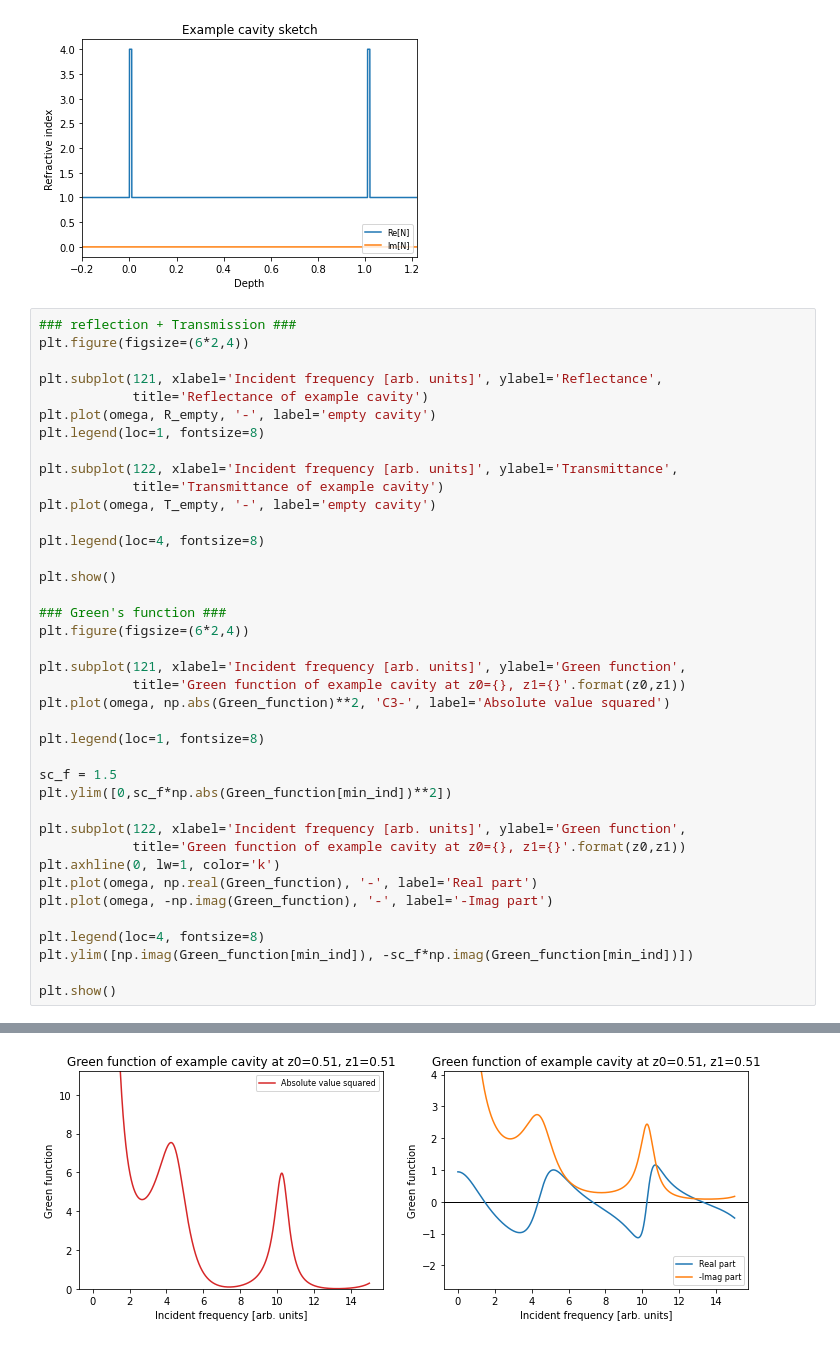
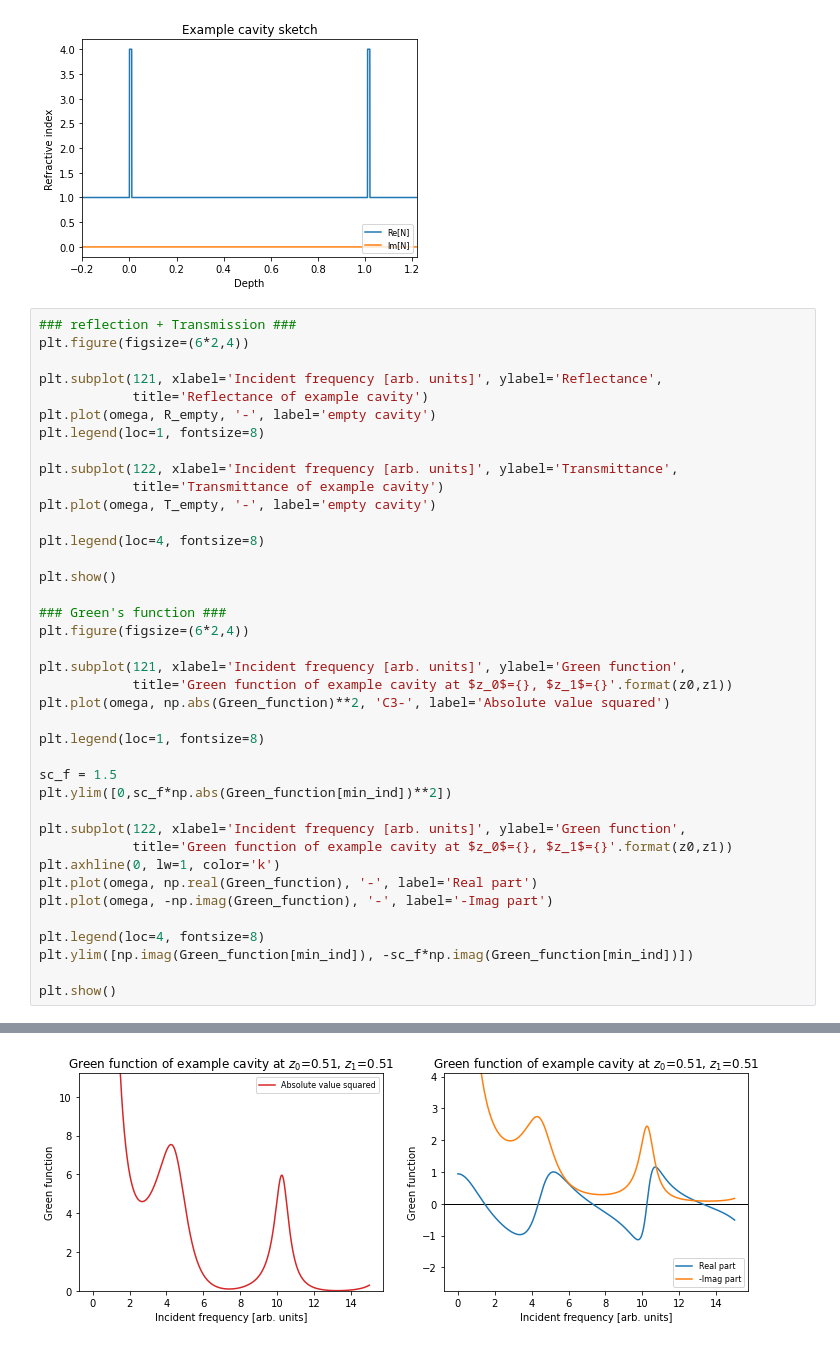
Before and after one commit to dlentrodt/pyrot, a Jupyter notebook: demo/04_greens_function.ipynb, the cells around one changed output, grey strips where cells are left out. Saved outputs shown, nothing was run; the diff lists cells and outputs as text.

```diff
--- a/demo/04_greens_function.ipynb
+++ b/demo/04_greens_function.ipynb
@@ -104,33 +104,33 @@ plt.legend(loc=1, fontsize=8)
 plt.subplot(122, xlabel='Incident frequency [arb. units]', ylabel='Transmittance',
             title='Transmittance of example cavity')
 plt.plot(omega, T_empty, '-', label='empty cavity')
 
 plt.legend(loc=4, fontsize=8)
 
 plt.show()
 
 ### Green's function ###
 plt.figure(figsize=(6*2,4))
 
 plt.subplot(121, xlabel='Incident frequency [arb. units]', ylabel='Green function',
-            title='Green function of example cavity at z0={}, z1={}'.format(z0,z1))
+            title='Green function of example cavity at $z_0$={}, $z_1$={}'.format(z0,z1))
 plt.plot(omega, np.abs(Green_function)**2, 'C3-', label='Absolute value squared')
 
 plt.legend(loc=1, fontsize=8)
 
 sc_f = 1.5
 plt.ylim([0,sc_f*np.abs(Green_function[min_ind])**2])
 
 plt.subplot(122, xlabel='Incident frequency [arb. units]', ylabel='Green function',
-            title='Green function of example cavity at z0={}, z1={}'.format(z0,z1))
+            title='Green function of example cavity at $z_0$={}, $z_1$={}'.format(z0,z1))
 plt.axhline(0, lw=1, color='k')
 plt.plot(omega, np.real(Green_function), '-', label='Real part')
 plt.plot(omega, -np.imag(Green_function), '-', label='-Imag part')
 
 plt.legend(loc=4, fontsize=8)
 plt.ylim([np.imag(Green_function[min_ind]), -sc_f*np.imag(Green_function[min_ind])])
 
 plt.show()
 # %% [output]
 [figure]
-[figure, old version]
+[figure, new version]
```
